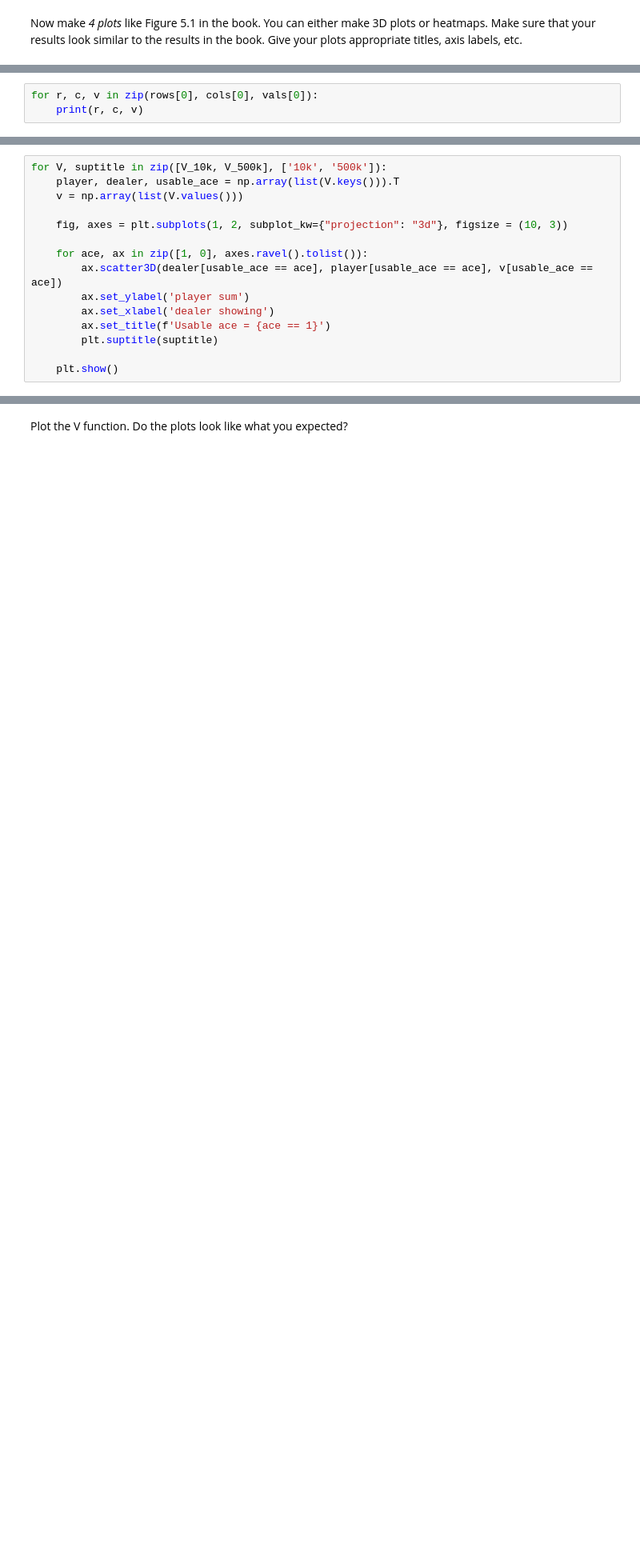
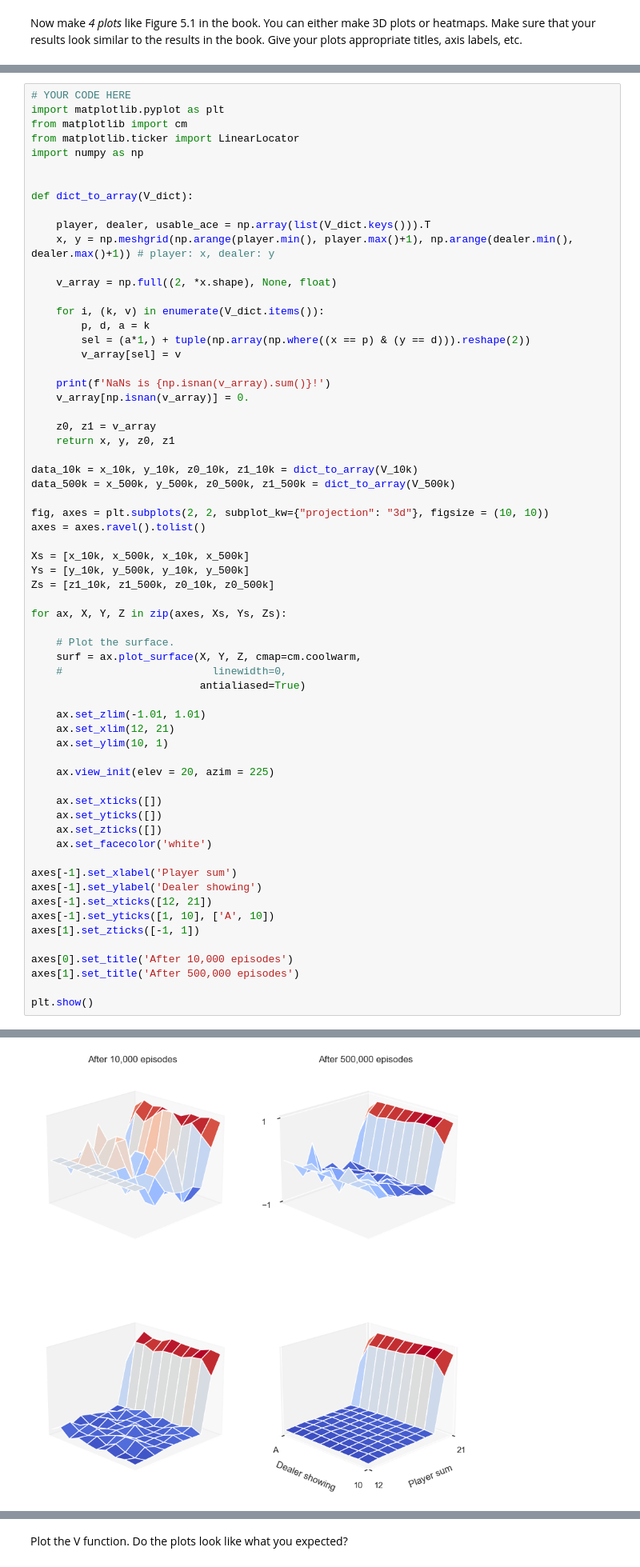
Before and after one commit to elidub/RL, a Jupyter notebook: hw2/MC_lab.ipynb, the cells around one changed output, grey strips where cells are left out. Shown: that part at 80% size. Drawn from its saved outputs; the diff is of its cells as text; blank space fills up the shorter version.

Commit message:
plots are looking (very) nice

```diff
--- a/hw2/MC_lab.ipynb
+++ b/hw2/MC_lab.ipynb
@@ -420,3 +247,0 @@ ValueError: shape mismatch: value array of shape (100,) could not be broadcast t
-# %%
-for r, c, v in zip(rows[0], cols[0], vals[0]):
-    print(r, c, v)
@@ -514,15 +247,0 @@ array([19, 20, 18, 16, 18, 20, 16, 19, 14, 18, 17, 21, 19, 14, 17, 19, 20,
-# %%
-for V, suptitle in zip([V_10k, V_500k], ['10k', '500k']):
-    player, dealer, usable_ace = np.array(list(V.keys())).T
-    v = np.array(list(V.values()))
-
-    fig, axes = plt.subplots(1, 2, subplot_kw={"projection": "3d"}, figsize = (10, 3))
-
-    for ace, ax in zip([1, 0], axes.ravel().tolist()):
-        ax.scatter3D(dealer[usable_ace == ace], player[usable_ace == ace], v[usable_ace == ace])
-        ax.set_ylabel('player sum')
-        ax.set_xlabel('dealer showing')
-        ax.set_title(f'Usable ace = {ace == 1}')
-        plt.suptitle(suptitle)
-
-    plt.show()
@@ -633,0 +248,65 @@ raise NotImplementedError
+# %%
+# YOUR CODE HERE
+import matplotlib.pyplot as plt
+from matplotlib import cm
+from matplotlib.ticker import LinearLocator
+import numpy as np
+
+
+def dict_to_array(V_dict):
+
+    player, dealer, usable_ace = np.array(list(V_dict.keys())).T
+    x, y = np.meshgrid(np.arange(player.min(), player.max()+1), np.arange(dealer.min(), dealer.max()+1)) # player: x, dealer: y
+
+    v_array = np.full((2, *x.shape), None, float)
+
+    for i, (k, v) in enumerate(V_dict.items()):
+        p, d, a = k
+        sel = (a*1,) + tuple(np.array(np.where((x == p) & (y == d))).reshape(2))
+        v_array[sel] = v
+
+    print(f'NaNs is {np.isnan(v_array).sum()}!')
+    v_array[np.isnan(v_array)] = 0.
+
+    z0, z1 = v_array
+    return x, y, z0, z1
+
+data_10k = x_10k, y_10k, z0_10k, z1_10k = dict_to_array(V_10k)
+data_500k = x_500k, y_500k, z0_500k, z1_500k = dict_to_array(V_500k)
+
+fig, axes = plt.subplots(2, 2, subplot_kw={"projection": "3d"}, figsize = (10, 10))
+axes = axes.ravel().tolist()
+
+Xs = [x_10k, x_500k, x_10k, x_500k]
+Ys = [y_10k, y_500k, y_10k, y_500k]
+Zs = [z1_10k, z1_500k, z0_10k, z0_500k]
+
+for ax, X, Y, Z in zip(axes, Xs, Ys, Zs):
+
+    # Plot the surface.
+    surf = ax.plot_surface(X, Y, Z, cmap=cm.coolwarm,
+    #                        linewidth=0,
+                           antialiased=True)
+
+    ax.set_zlim(-1.01, 1.01)
+    ax.set_xlim(12, 21)
+    ax.set_ylim(10, 1)
+
+    ax.view_init(elev = 20, azim = 225)
+
+    ax.set_xticks([])
+    ax.set_yticks([])
+    ax.set_zticks([])
+    ax.set_facecolor('white')
+
+axes[-1].set_xlabel('Player sum')
+axes[-1].set_ylabel('Dealer showing')
+axes[-1].set_xticks([12, 21])
+axes[-1].set_yticks([1, 10], ['A', 10])
+axes[1].set_zticks([-1, 1])
+
+axes[0].set_title('After 10,000 episodes')
+axes[1].set_title('After 500,000 episodes')
+
+plt.show()
+# %% [output]
@@ -634,3 +315,4 @@ raise NotImplementedError
+[figure, added]
 # %% [markdown]
 ## 2. Off-policy Monte Carlo prediction
 In real world, it is often beneficial to learn from the experience of others in addition to your own. For example, you can probably infer that running off the cliff with a car is a bad idea if you consider what "return" people who have tried it received.
```
Also changed, not shown: parts of 32 cells of this notebook.
